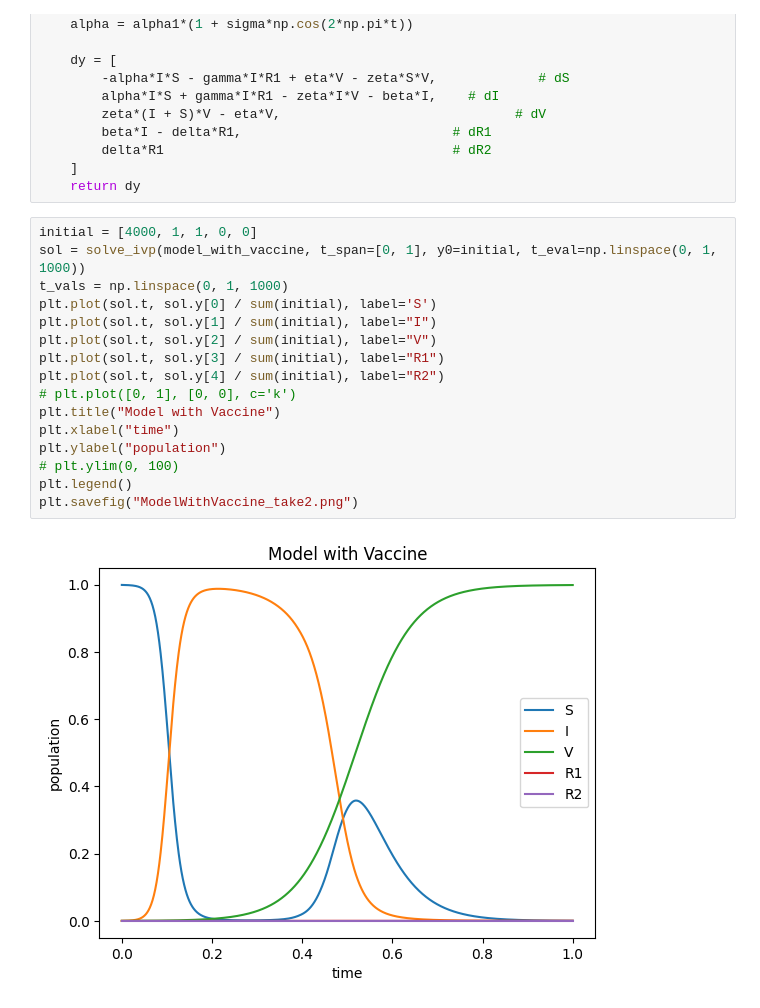
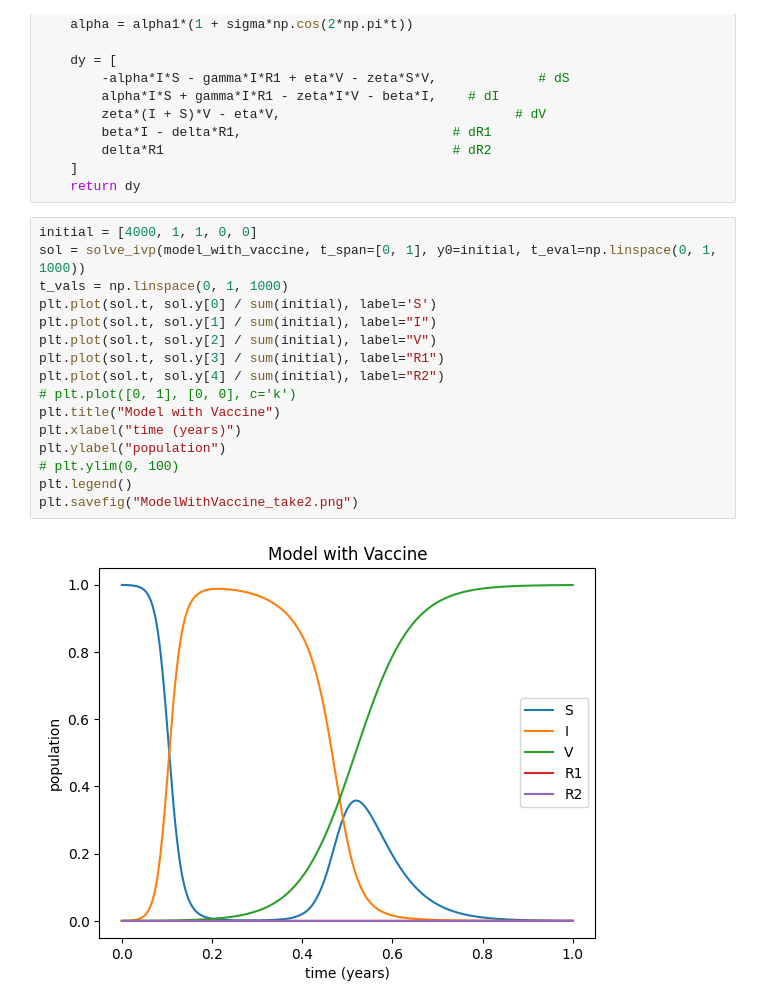
Before and after one commit to ACME-Vol4-Project1/save-axolotls, a Jupyter notebook: model.ipynb, the cells around one changed output. Cells and saved outputs as stored; diff of their text form.

```diff
--- a/model.ipynb
+++ b/model.ipynb
@@ -115,18 +115,18 @@ def model_with_vaccine(t, y, params=[.003, .005, .001, .004, .001, .005]):
 # %%
 initial = [4000, 1, 1, 0, 0]
 sol = solve_ivp(model_with_vaccine, t_span=[0, 1], y0=initial, t_eval=np.linspace(0, 1, 1000))
 t_vals = np.linspace(0, 1, 1000)
 plt.plot(sol.t, sol.y[0] / sum(initial), label='S')
 plt.plot(sol.t, sol.y[1] / sum(initial), label="I")
 plt.plot(sol.t, sol.y[2] / sum(initial), label="V")
 plt.plot(sol.t, sol.y[3] / sum(initial), label="R1")
 plt.plot(sol.t, sol.y[4] / sum(initial), label="R2")
 # plt.plot([0, 1], [0, 0], c='k')
 plt.title("Model with Vaccine")
-plt.xlabel("time")
+plt.xlabel("time (years)")
 plt.ylabel("population")
 # plt.ylim(0, 100)
 plt.legend()
 plt.savefig("ModelWithVaccine_take2.png")
 # %% [output]
-[figure, old version]
+[figure, new version]
```
Also changed, not shown: parts of 1 cell of this notebook, 1 other file.
